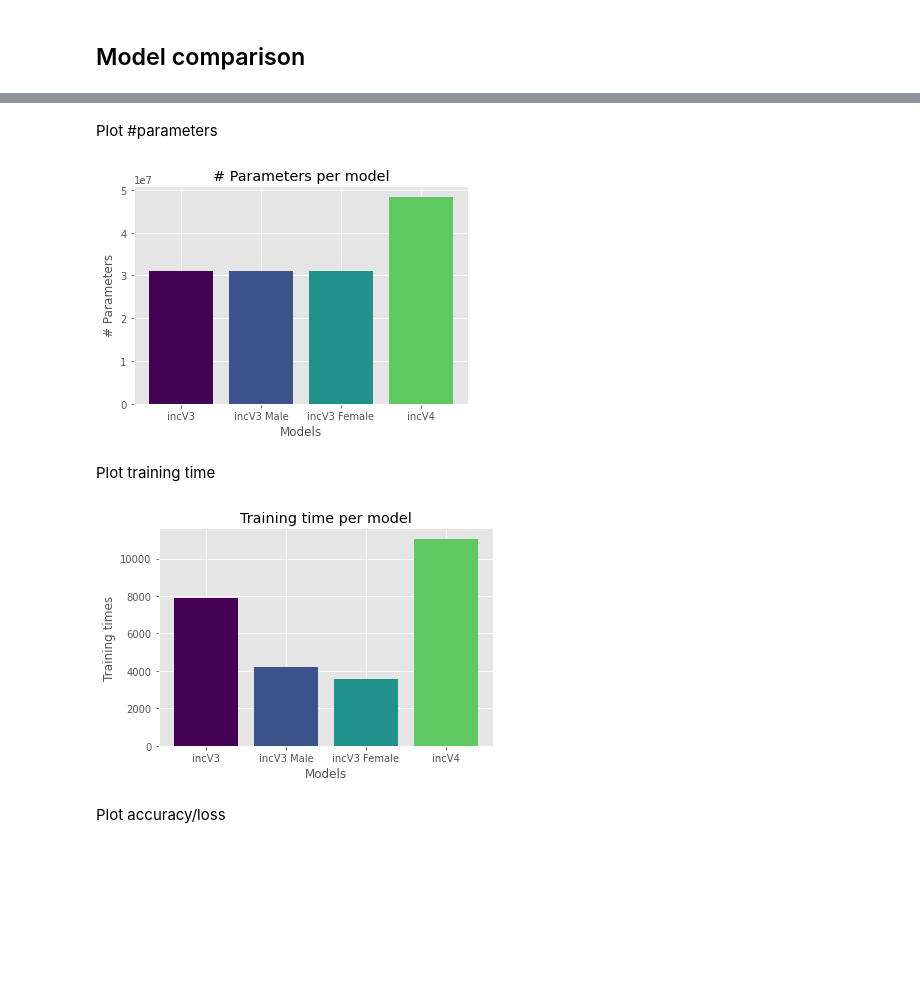
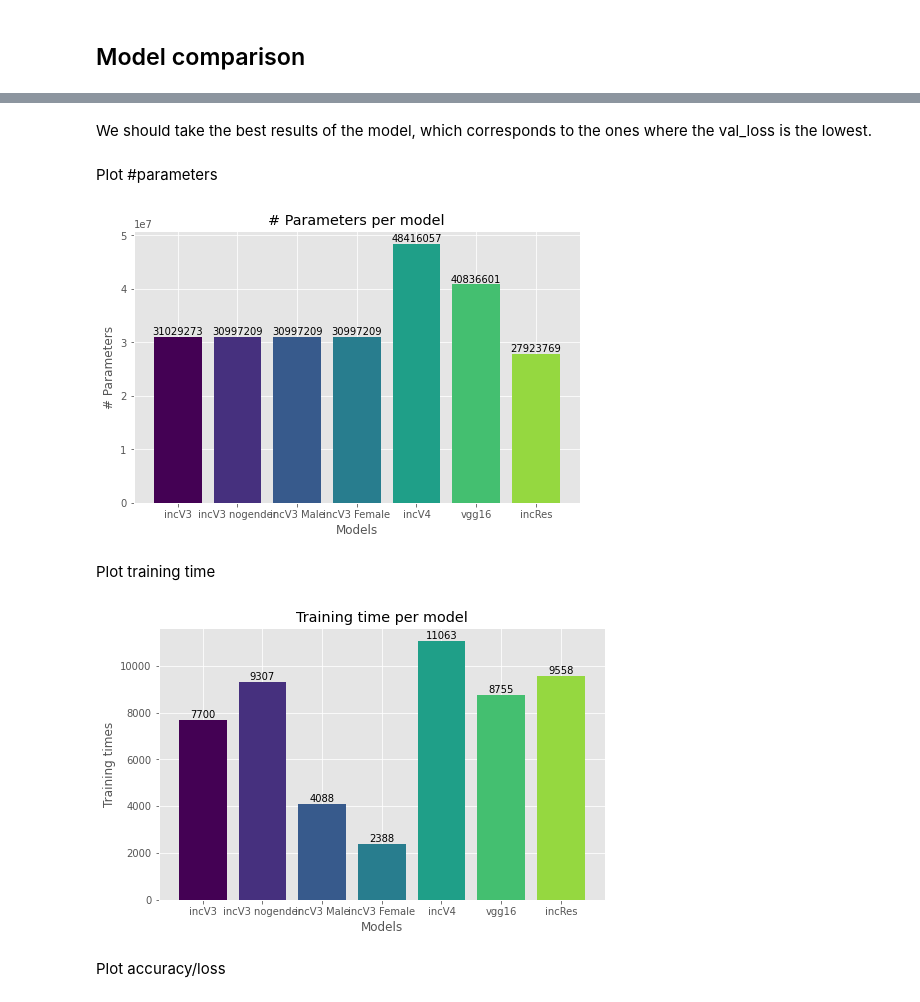
Before and after one commit to tommilotta/BoneAgePrediction, a Jupyter notebook: regression_model.ipynb, the cells around one changed output, grey strips where cells are left out. Cells and saved outputs as stored; diff of their text form; code cells hidden in the pictures; blank space fills up the shorter version.

Commit message:
Finalizing results

```diff
--- a/regression_model.ipynb
+++ b/regression_model.ipynb
@@ -427,4 +423,7 @@ It seems to be one of the best architectures for image prediction
 # %%
 model_name = 'vgg16'
 gender = True
-vgg16_model = create_model(model_name, IMG_SHAPE, 'mean_absolute_error', 'adam', mae_in_months, with_gender=gender)
+weight_path = path + 'models_checkpoints/'+ "VGG16_weights-09-02.best.hdf5"
+optim = tf.keras.optimizers.Adam(learning_rate=0.00001)
+vgg16_model = create_model(model_name, IMG_SHAPE, 'mean_absolute_error', optim, mae_in_months, with_gender=gender)
+# tf.keras.utils.plot_model(vgg16_model, show_shapes=True, dpi=64)
@@ -773,7 +1203,7 @@ Visualize predictions
 fig, axs = plt.subplots(3, 2, figsize=(8, 12))
 [ax.axis('off') for ax in axs.flatten()]
 
-indexes = np.random.randint(0, test_df.shape[0], size=4)
+indexes = np.random.randint(0, test_df.shape[0], size=3)
 for i, ax in enumerate(axs):
   ind = indexes[i]
   name = test_df.loc[ind, 'image'].split('/')[-1]
@@ -814,10 +1244,12 @@ def load_model_data(model_name, weight_path, logs_path, t_gen, gender=True):
   # model params
   params = model.count_params()
   # evaluate model (loss, mae)
-  test_eval = model.evaluate(t_gen, verbose=0, steps=1)
+  # test_eval = model.evaluate(t_gen, verbose=0, steps=1)
+  test_eval = model.evaluate(t_gen, verbose=1, steps=1)
 
   # compute predictions
   input, g_truth = next(t_gen)
+  # pred = std_bone_age * model.predict(input, batch_size = batch_size, verbose=True) + mean_bone_age
   pred = std_bone_age * model.predict(input, batch_size = batch_size, verbose=False) + mean_bone_age
   g_truth = std_bone_age * g_truth + mean_bone_age
   # R2 score
@@ -854,28 +1299,36 @@ plt.style.use('ggplot') # R like
 # plt.style.use('fivethirtyeight')
 # plt.style.use('default')
 # %%
-def plot_bars(values, color, title, xlabel, ylabel, values_2=None, values_3=None):
-  # bars = ['incV3', 'incV4', 'simple_conv', 'vgg16']
-  bars = ['incV3', 'incV3 Male', 'incV3 Female', 'incV4']
-  x_pos = np.arange(len(bars))
+models = ['incV3', 'incV3 nogender', 'incV3 Male', 'incV3 Female', 'incV4', 'vgg16', 'incRes']
+
+def plot_bars(values, color, title, xlabel, ylabel, values_2=None, values_3=None, annotate=True):
+  x_pos = np.arange(len(models))
 
   if values_3:
+    fig, ax = plt.subplots(figsize=(10, 5))
     # plot data in grouped manner of bar type
-    plt.bar(x_pos-0.3, values, 0.3, color=colors[0])
-    plt.bar(x_pos, values_2, 0.3, color=colors[2])
-    plt.bar(x_pos+0.3, values_3, 0.3, color=colors[3])
+    plt.bar(x_pos-0.3, values, 0.2, color=colors[0])
+    plt.bar(x_pos, values_2, 0.2, color=colors[int(len(colors)/2)])
+    plt.bar(x_pos+0.3, values_3, 0.2, color=colors[-1])
     plt.legend(['train', 'validation', 'test'])
   elif values_2:
+    fig, ax = plt.subplots(figsize=(8, 5))
     # plot data in grouped manner of bar type
     plt.bar(x_pos-0.2, values, 0.4, color=colors[1])
     plt.bar(x_pos+0.2, values_2, 0.4, color=colors[3])
     plt.legend(['train', 'validation'])
   else:
-    plt.bar(x_pos, values, color=colors)
+    fig, ax = plt.subplots(figsize=(8, 5))
+    plots = plt.bar(x_pos, values, color=colors)
+    if annotate:
+      for i in range(len(models)):
+        plt.annotate(int(values[i]), (x_pos[i], values[i]), ha='center', va='center',
+                    size=10, xytext=(0,5), textcoords='offset points')
 
-  plt.xticks(x_pos, bars)
+  plt.xticks(x_pos, models)
   plt.title(title)
   plt.xlabel(xlabel)
   plt.ylabel(ylabel)
-  # plt.legend(["Round 1", "Round 2", "Round 3"])
   plt.show()
+# %% [markdown]
+We should take the best results of the model, which corresponds to the ones where the val_loss is the lowest.
@@ -882,23 +1339,22 @@ def plot_bars(values, color, title, xlabel, ylabel, values_2=None, values_3=None
 # %% [markdown]
 Plot #parameters
 # %%
-# num_params = [incV3_model.count_params(), incV4_model.count_params(),
-#               simple_conv_model.count_params(), vgg16_model.count_params()]
-
-num_params = [incV3_params, incV3M_params, incV3F_params, incV4_params]
+num_params = [incV3_params, incV3nog_params, incV3M_params, incV3F_params, incV4_params, vgg16_params, incres_params]
+# create an annotation over the bars with the actual values
 
 plot_bars(num_params, colors, '# Parameters per model', 'Models', '# Parameters')
 # %% [output]
-[figure, old version]
+[figure, new version]
 # %% [markdown]
 Plot training time
 # %%
-tr_times = [incV3_time, list(incV3M_logs['train_time'])[-1],
-            list(incV3F_logs['train_time'])[-1], list(incV4_logs['train_time'])[-1]]
+tr_times = [list(incV3_logs['train_time'])[ind[0]], list(incV3nog_logs['train_time'])[ind[1]], list(incV3M_logs['train_time'])[ind[2]],
+            list(incV3F_logs['train_time'])[ind[3]], list(incV4_logs['train_time'])[ind[4]], list(vgg16_logs['train_time'])[ind[5]],
+            list(incres_logs['train_time'])[ind[6]]]
 
 plot_bars(tr_times, colors, 'Training time per model', 'Models', 'Training times')
 # %% [output]
-[figure, old version]
+[figure, new version]
 # %% [markdown]
 Plot accuracy/loss
 # %%
```
Also changed, not shown: parts of 100 cells of this notebook.
